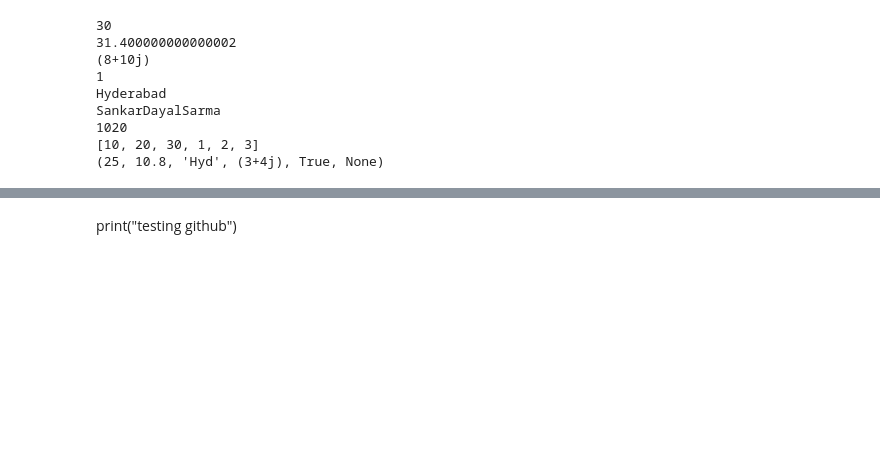
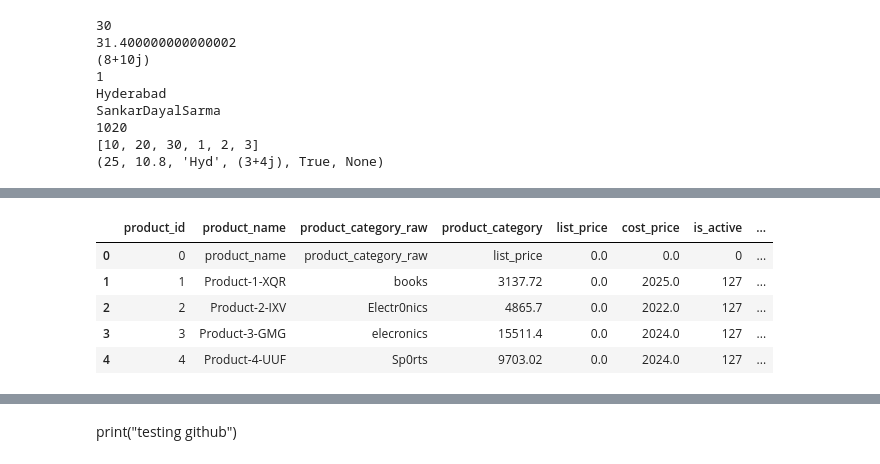
Before and after one commit to Addakularanjith123/DE-SSO, a Jupyter notebook: Test_Git.ipynb, the cells around one changed output, grey strips where cells are left out. Saved outputs shown, nothing was run; the diff lists cells and outputs as text; code cells hidden in the pictures; blank space fills up the shorter version.

```diff
--- a/Test_Git.ipynb
+++ b/Test_Git.ipynb
@@ -146,0 +203,10 @@ SankarDayalSarma
+# %%
+products = pd.read_sql("SELECT * FROM products", root_con)
+orders = pd.read_sql("SELECT * FROM orders", root_con)
+order_items = pd.read_sql("SELECT * FROM order_items", root_con)
+payments = pd.read_sql("SELECT * FROM payments", root_con)
+shipments = pd.read_sql("SELECT * FROM shipments", root_con)
+returns = pd.read_sql("SELECT * FROM returns", root_con)
+product_bundles = pd.read_sql("SELECT * FROM product_bundles", root_con)
+bundle_items = pd.read_sql("SELECT * FROM bundle_items", root_con)
+product_price_history = pd.read_sql("SELECT * FROM product_price_history", root_con)
@@ -146,0 +371,9 @@ SankarDayalSarma
+# %%
+products.head()
+# %% [output]
+|  | product_id | product_name | product_category_raw | product_category | list_price | cost_price | is_active | ... |
+| 0 | 0 | product_name | product_category_raw | list_price | 0.0 | 0.0 | 0 | ... |
+| 1 | 1 | Product-1-XQR | books | 3137.72 | 0.0 | 2025.0 | 127 | ... |
+| 2 | 2 | Product-2-IXV | Electr0nics | 4865.7 | 0.0 | 2022.0 | 127 | ... |
+| 3 | 3 | Product-3-GMG | elecronics | 15511.4 | 0.0 | 2024.0 | 127 | ... |
+| 4 | 4 | Product-4-UUF | Sp0rts | 9703.02 | 0.0 | 2024.0 | 127 | ... |
```
Also changed, not shown: parts of 29 cells of this notebook.
